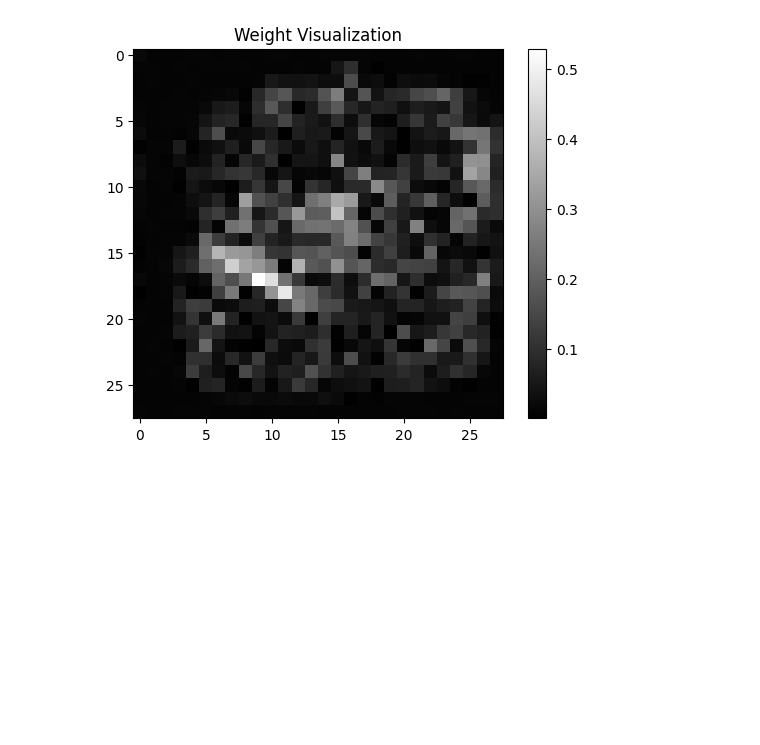
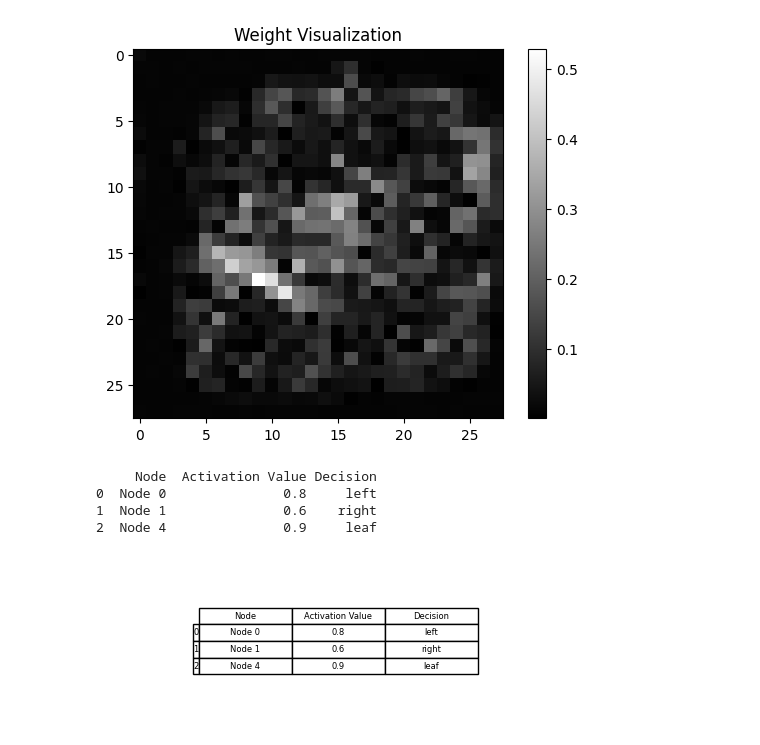
Before and after one commit to Ethan-Shapiro/Soft-Decision-Tree, a Jupyter notebook: model_viz.ipynb, the cells around one changed output. Saved outputs shown, nothing was run; the diff lists cells and outputs as text; code cells hidden in the pictures; blank space fills up the shorter version.

```diff
--- a/model_viz.ipynb
+++ b/model_viz.ipynb
@@ -302,3 +279,35 @@ plt.show()
 # plt.show()
 # %% [output]
 [figure]
+# %%
+import pandas as pd
+
+# Example data: list of tuples with (node_id, activation_value, decision)
+# 'decision' could be 'left', 'right', or 'leaf' for terminal nodes
+decision_path_data = [
+    ('Node 0', 0.8, 'left'),
+    ('Node 1', 0.6, 'right'),
+    ('Node 4', 0.9, 'leaf'),
+]
+
+# Convert the data to a pandas DataFrame
+df = pd.DataFrame(decision_path_data, columns=['Node', 'Activation Value', 'Decision'])
+
+# Display the DataFrame as a table
+print(df)
+
+# For a more graphical table visualization, you can use matplotlib
+import matplotlib.pyplot as plt
+from pandas.plotting import table
+
+fig, ax = plt.subplots(figsize=(6, 2))  # Adjust size as needed
+ax.axis('tight')
+ax.axis('off')
+tbl = table(ax, df, loc='center', cellLoc='center', colWidths=[0.2]*len(df.columns))
+plt.show()
+# %% [output]
+     Node  Activation Value Decision
+0  Node 0               0.8     left
+1  Node 1               0.6    right
+2  Node 4               0.9     leaf
+[figure, added]
```
Also changed, not shown: parts of 16 cells of this notebook.
